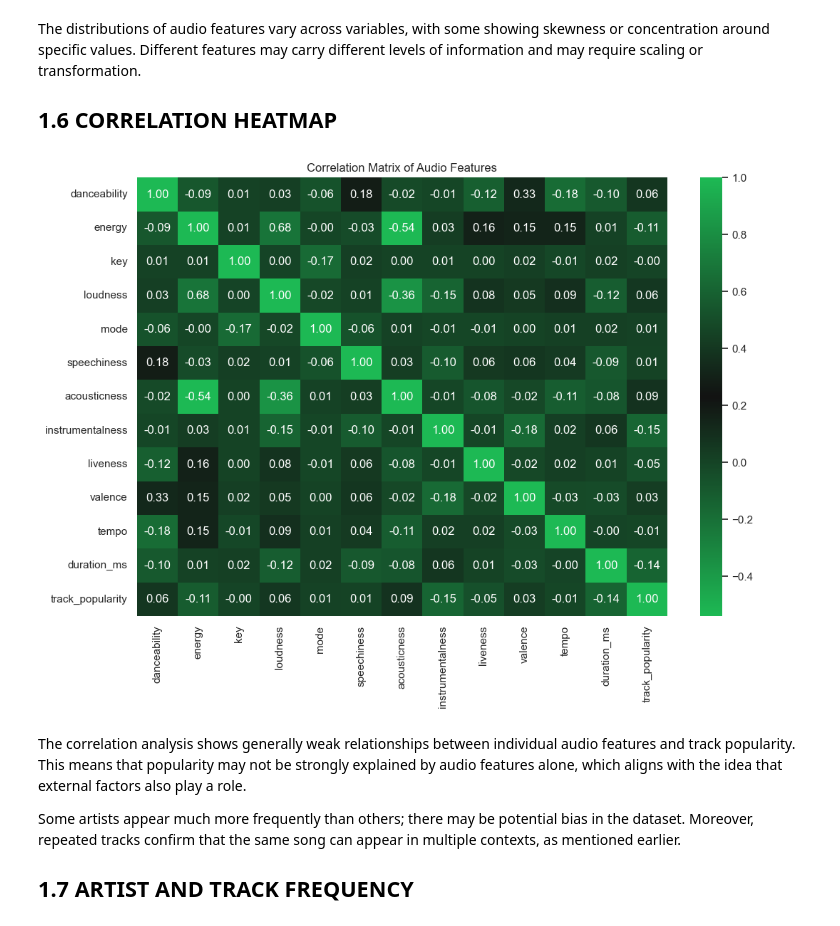
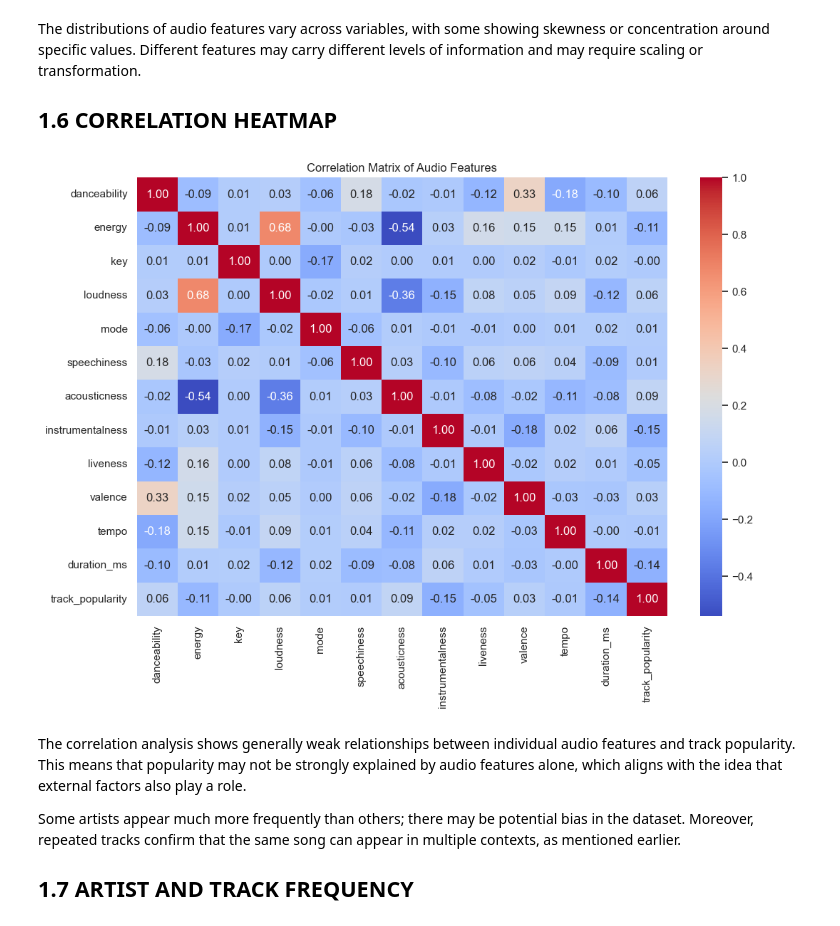
Before and after one commit to zoemekin/AI-ML, a Jupyter notebook: FINAL_VER.ipynb, the cells around one changed output. Saved outputs shown, nothing was run; the diff lists cells and outputs as text; code cells hidden in the pictures.

```diff
--- a/FINAL_VER.ipynb
+++ b/FINAL_VER.ipynb
@@ -241,19 +241,13 @@ The distributions of audio features vary across variables, with some showing ske
 
 ## 1.6 CORRELATION HEATMAP
 # %%
-from matplotlib.colors import LinearSegmentedColormap
-
-spotify_cmap = LinearSegmentedColormap.from_list(
-    "spotify", ["#1DB954", "#121212", "#1DB954"]
-)
-
 plt.figure(figsize=(12, 8))
 corr_matrix = df[audio_features + (["track_popularity"] if "track_popularity" in df.columns else [])].corr()
-sns.heatmap(corr_matrix, annot=True, cmap=spotify_cmap, fmt=".2f")
+sns.heatmap(corr_matrix, annot=True, cmap="coolwarm", fmt=".2f")
 plt.title("Correlation Matrix of Audio Features")
 plt.show()
 # %% [output]
-[figure, old version]
+[figure, new version]
 # %% [markdown]
 The correlation analysis shows generally weak relationships between individual audio features and track popularity. This means that popularity may not be strongly explained by audio features alone, which aligns with the idea that external factors also play a role.
 
```
Also changed, not shown: parts of 6 cells of this notebook.
